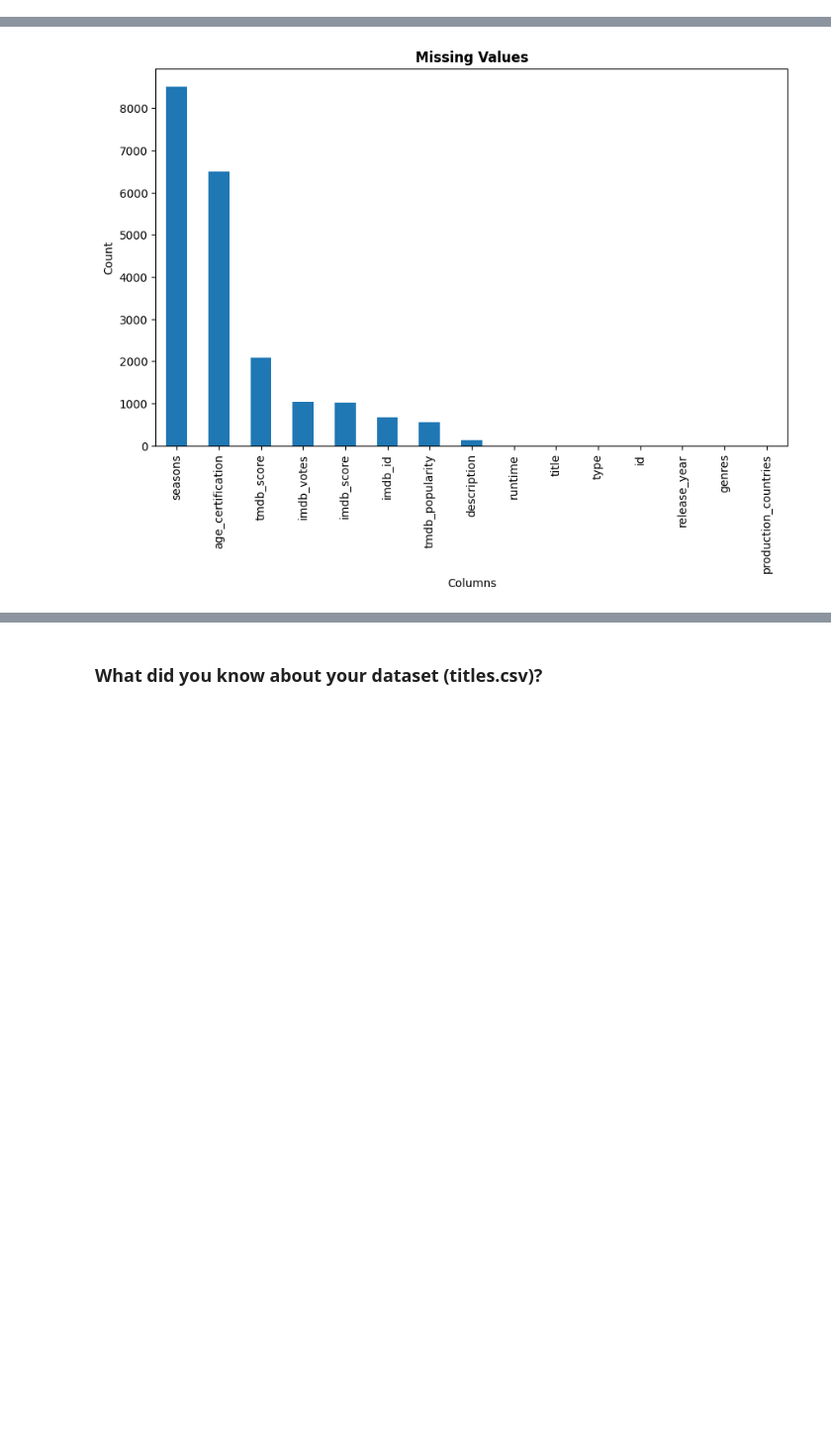
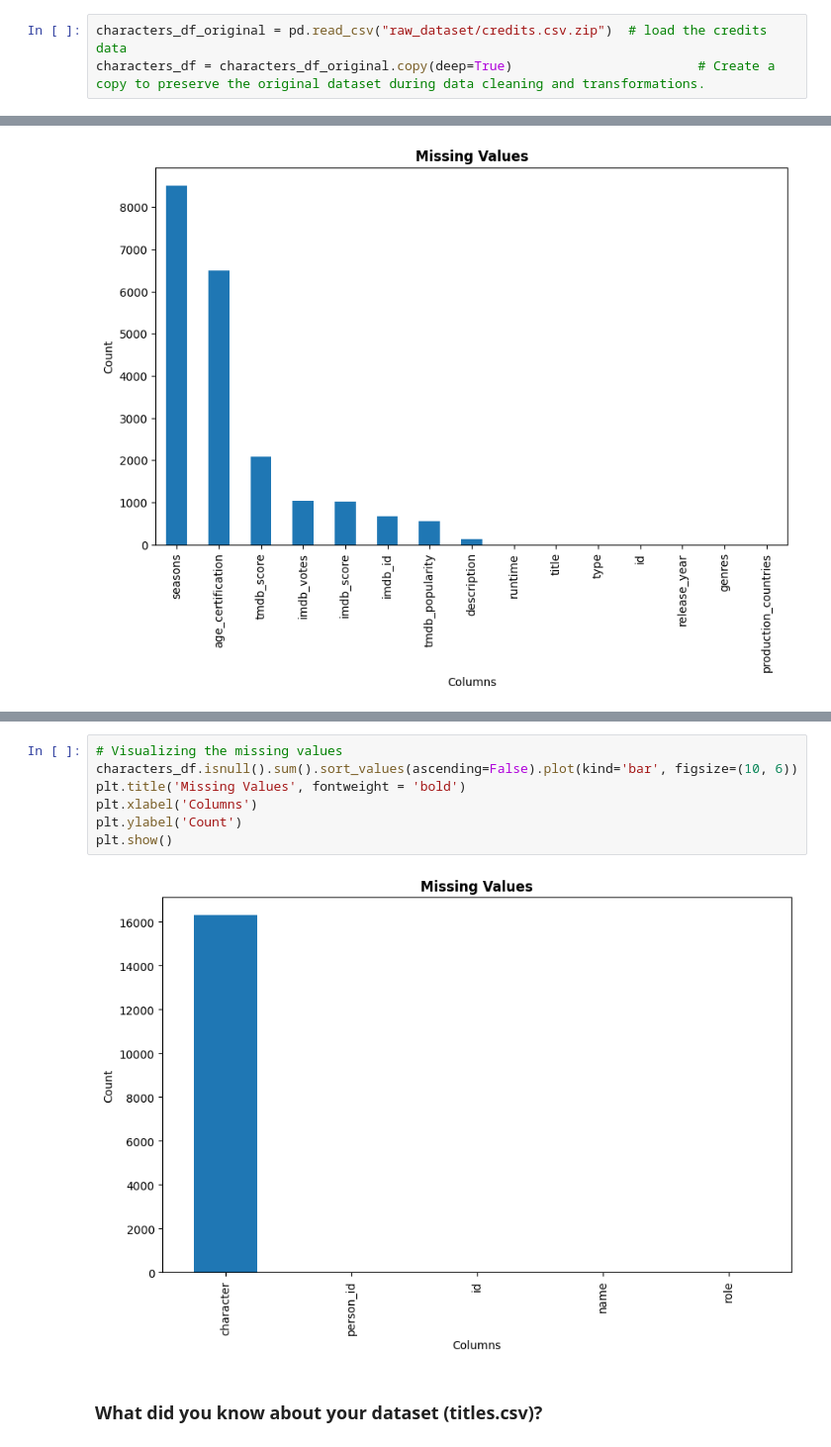
Before and after one commit to Ankush432-cloud/Amazon_Prime_TV_Shows_and_Movies_EDA_Project, a Jupyter notebook: Amazon_Prime_TV_Shows_and_Movies_EDA.ipynb, the cells around one changed output, grey strips where cells are left out. Shown at 99% size. Cells and saved outputs as stored; diff of their text form; blank space fills up the shorter version.

Commit message:
did the first step like preview and understand tha credit dataset

```diff
--- a/Amazon_Prime_TV_Shows_and_Movies_EDA.ipynb
+++ b/Amazon_Prime_TV_Shows_and_Movies_EDA.ipynb
@@ -84,3 +84,6 @@ movies_df = movies_df_original.copy()                           # Create a copy
+# %%
+characters_df_original = pd.read_csv("raw_dataset/credits.csv.zip")  # load the credits data
+characters_df = characters_df_original.copy(deep=True)                        # Create a copy to preserve the original dataset during data cleaning and transformations.
 # %% [markdown]
 ### Dataset First View
 # %%
@@ -194,3 +265,12 @@ plt.show()
+# %%
+# Visualizing the missing values
+characters_df.isnull().sum().sort_values(ascending=False).plot(kind='bar', figsize=(10, 6))
+plt.title('Missing Values', fontweight = 'bold')
+plt.xlabel('Columns')
+plt.ylabel('Count')
+plt.show()
+# %% [output]
+[figure, added]
 # %% [markdown]
 ### What did you know about your dataset (titles.csv)?
 # %% [markdown]
```
Also changed, not shown: parts of 11 cells of this notebook.
